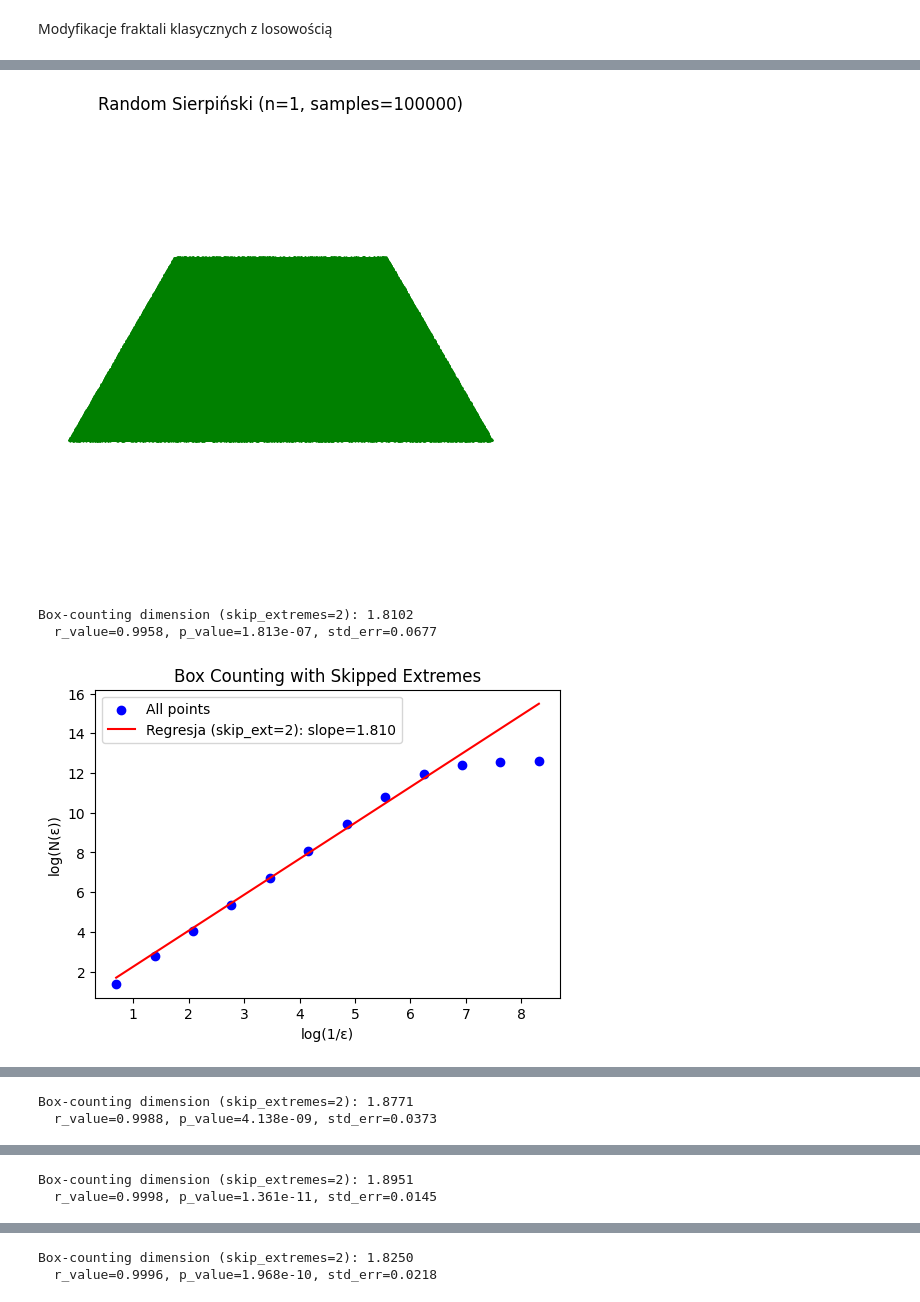
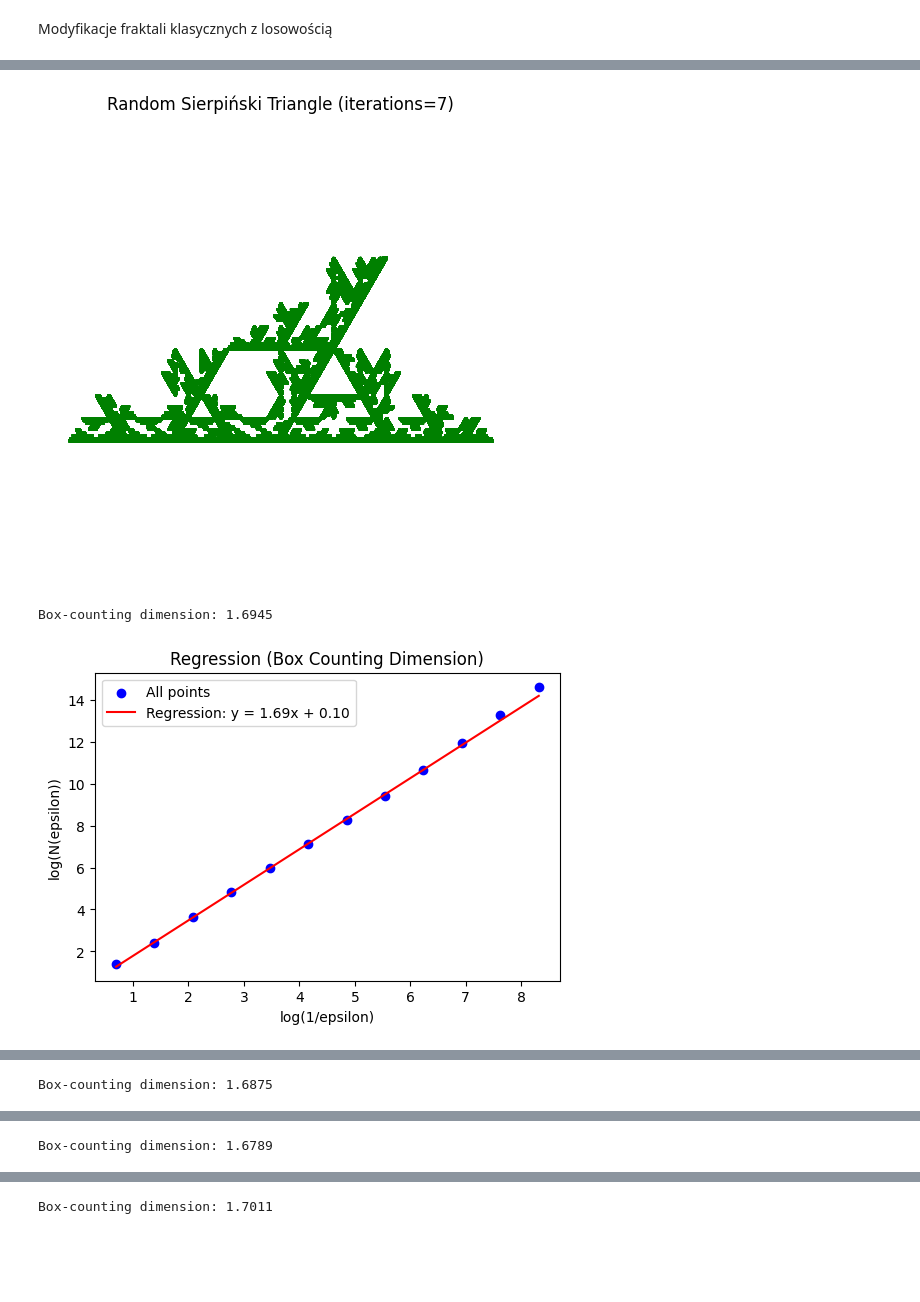
Before and after one commit to Habababa17/fraktale2, a Jupyter notebook: fraktale_2.ipynb, the cells around one changed output, grey strips where cells are left out. Drawn from its saved outputs; the diff is of its cells as text; code cells hidden in the pictures; blank space fills up the shorter version.

```diff
--- a/fraktale_2.ipynb
+++ b/fraktale_2.ipynb
@@ -28,8 +28,8 @@ def generate_self_similar_ifs(n_transforms):
     probabilities = []
 
     for _ in range(n_transforms):
-        # scale = random.uniform(0.2, 0.7)
-        scale = random.uniform(0.2, 0.5)
+        scale = random.uniform(0.2, 0.7)
+        # scale = random.uniform(0.2, 0.5)
         angle = random.uniform(0, 2 * math.pi)
 
         a = scale * math.cos(angle)
@@ -37,10 +37,10 @@ def generate_self_similar_ifs(n_transforms):
         c = scale * math.sin(angle)
         d = scale * math.cos(angle)
 
-        # e = random.uniform(-1, 1)
-        # f = random.uniform(-1, 1)
-        e = random.uniform(-0.3, 0.3)
-        f = random.uniform(-0.3, 0.3)
+        e = random.uniform(-1, 1)
+        f = random.uniform(-1, 1)
+        # e = random.uniform(-0.3, 0.3)
+        # f = random.uniform(-0.3, 0.3)
 
         transformations.append((a, b, c, d, e, f))
         probabilities.append(random.random())
@@ -743,30 +378,32 @@ def draw_sierpinski_mod_rand(n, num_samples=50):
 # %%
 def show_results_2d(raw_points, epsilons, skip_extremes=2):
     norm_points = normalize_to_unit_square(raw_points)
-    # 5. Przygotowanie epsilons (jeśli None)
     if epsilons is None:
-        # na przykład 9 wartości, 2^-1 do 2^-9
         epsilons = [2**(-i) for i in range(1, 13)]
 
-    # 6. Obliczamy wymiar box-counting z pominięciem skrajnych wartości
     slope, intercept, r_value, p_value, std_err, logs, log_counts = compute_box_dimension_2d(
         norm_points,
         epsilons,
         skip_extremes=skip_extremes
     )
-    print(f"Box-counting dimension (skip_extremes={skip_extremes}): {slope:.4f}")
-    print(f"  r_value={r_value:.4f}, p_value={p_value:.4g}, std_err={std_err:.4f}")
+    print(f"Box-counting dimension: {slope:.4f}")
 
-    # 7. Rysunek log(N) vs log(1/eps)
     plt.figure(figsize=(6,4))
     plt.scatter(logs, log_counts, color='blue', label='All points')
 
-    # Rysujemy linię regresji (uwzględniając pominięcie skrajnych punktów)
     slope_line = slope * logs + intercept
     plt.plot(logs, slope_line, color='red',
-             label=f'Regresja (skip_ext={skip_extremes}): slope={slope:.3f}')
-    plt.xlabel('log(1/ε)')
-    plt.ylabel('log(N(ε))')
-    plt.title('Box Counting with Skipped Extremes')
+             label=f'Regression: y = {slope:.2f}x + {intercept:.2f}')
+    plt.xlabel('log(1/epsilon)')
+    plt.ylabel('log(N(epsilon))')
+    plt.legend()
+    plt.title('Regression (Box Counting Dimension)')
     plt.legend()
     plt.show()
+# %%
+#SIERPINSKI'S TRIANGLE
+#expected dim = 1.585
+for iterations in [7]:
+    num_points=10000000
+    pts = draw_sierpinski_mod_rand(iterations, False, math.ceil(num_points/math.pow(3,iterations)))
+    show_results_2d(pts, epsilons=None, skip_extremes=2)
@@ -773,10 +414,10 @@ def show_results_2d(raw_points, epsilons, skip_extremes=2):
 # %%
-for iterations in [1, 2, 3, 5]:
-    num_points=100000
-    pts = draw_sierpinski_mod_rand(iterations, math.ceil(num_points/iterations))
+for i in range(1, 5):
+    iterations = 7
+    num_points=10000000
+    pts = draw_sierpinski_mod_rand(iterations, True, math.ceil(num_points/math.pow(3,iterations)))
     show_results_2d(pts, epsilons=None, skip_extremes=2)
 # %% [output]
-[figure, old version]
+[figure, new version]
-Box-counting dimension (skip_extremes=2): 1.8102
-  r_value=0.9958, p_value=1.813e-07, std_err=0.0677
+Box-counting dimension: 1.6945
-[figure, old version]
+[figure, new version]
@@ -784,2 +425 @@ Box-counting dimension (skip_extremes=2): 1.8102
-Box-counting dimension (skip_extremes=2): 1.8771
-  r_value=0.9988, p_value=4.138e-09, std_err=0.0373
+Box-counting dimension: 1.6875
@@ -788,2 +428 @@ Box-counting dimension (skip_extremes=2): 1.8771
-Box-counting dimension (skip_extremes=2): 1.8951
-  r_value=0.9998, p_value=1.361e-11, std_err=0.0145
+Box-counting dimension: 1.6789
@@ -792,2 +431 @@ Box-counting dimension (skip_extremes=2): 1.8951
-Box-counting dimension (skip_extremes=2): 1.8250
-  r_value=0.9996, p_value=1.968e-10, std_err=0.0218
+Box-counting dimension: 1.7011
```
Also changed, not shown: parts of 25 cells of this notebook, 1 other file.
